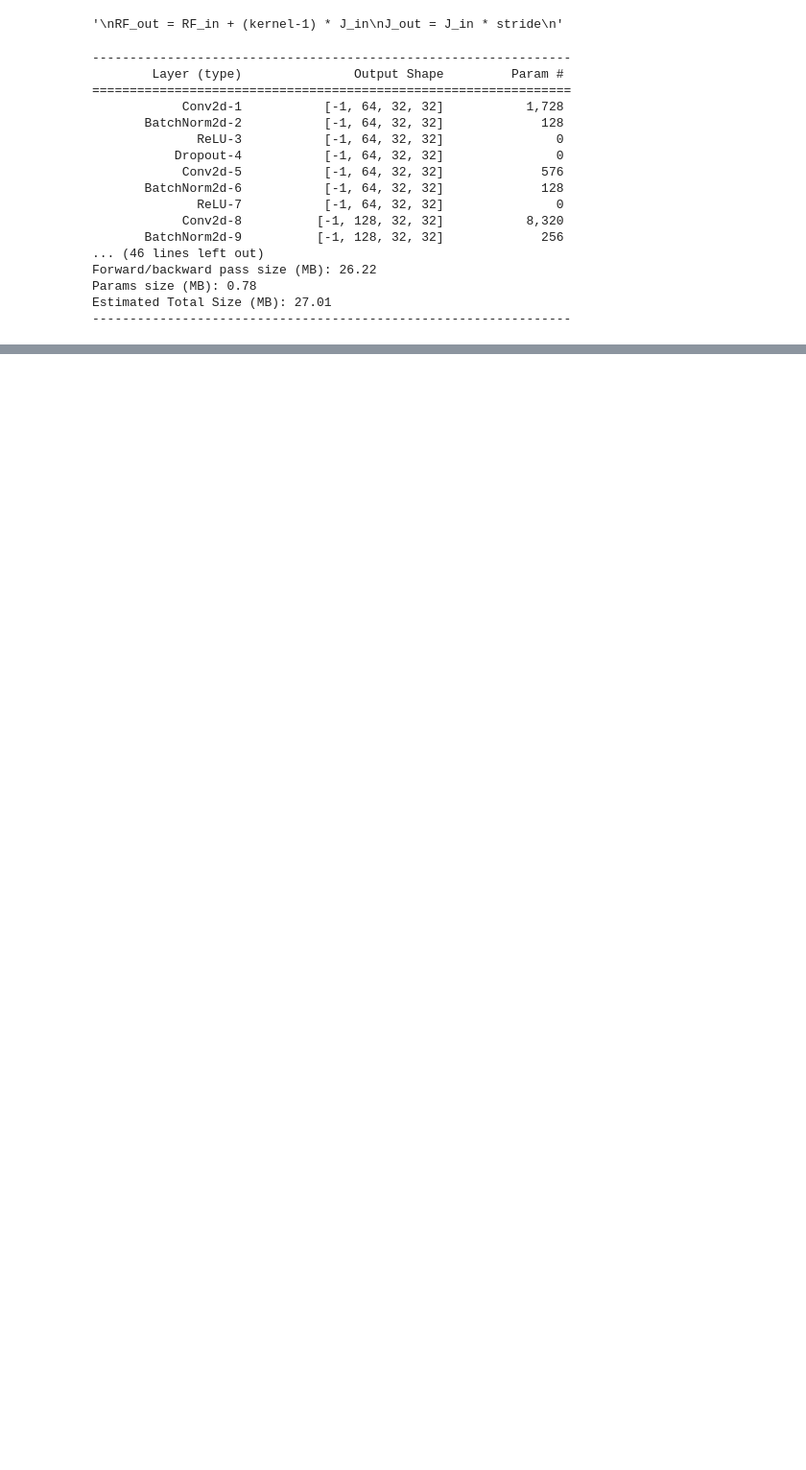
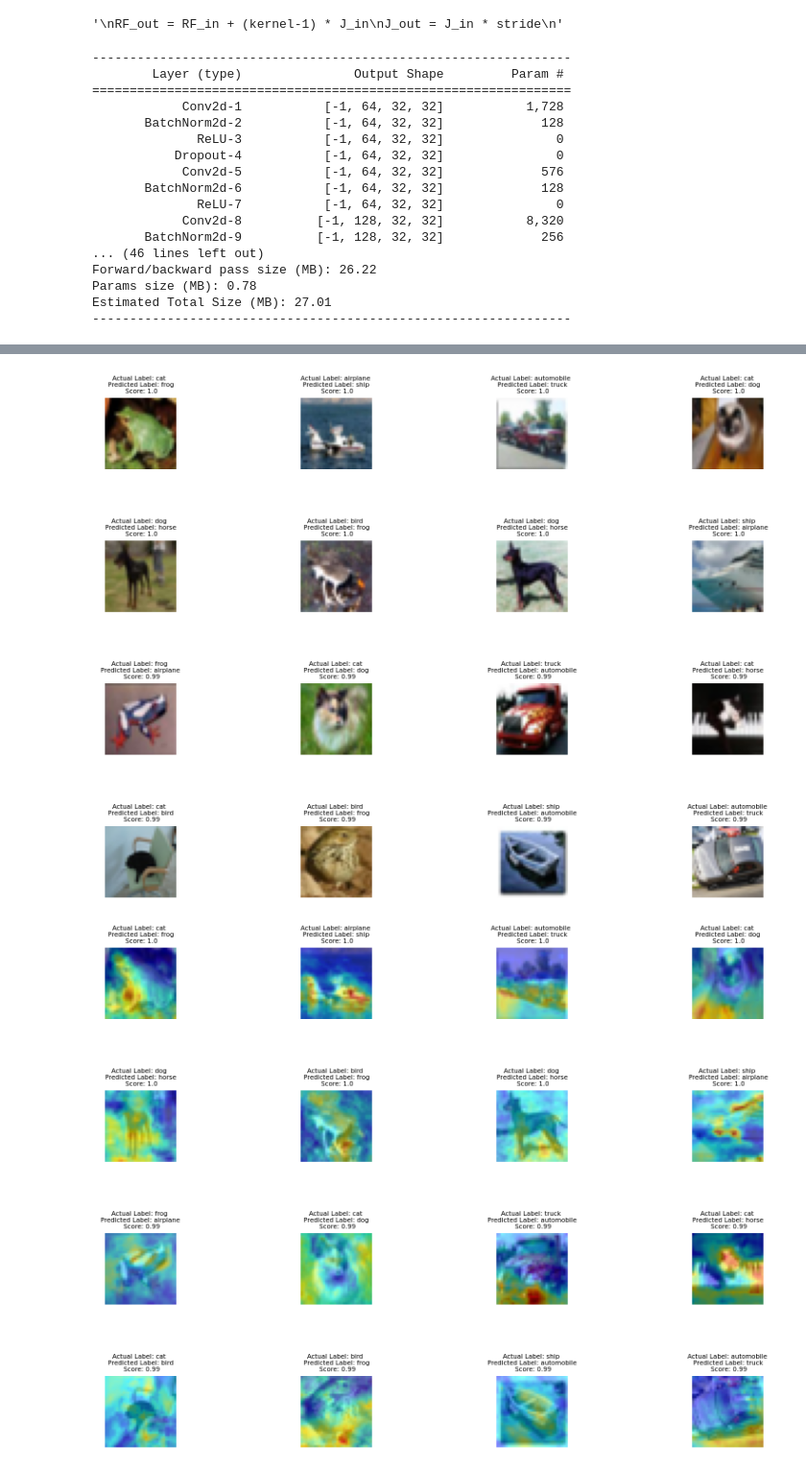
Before and after one commit to dawnik17/vision, a Jupyter notebook: examples/cifar10/dws_87_accuracy_200k_params.ipynb, the cells around one changed output, grey strips where cells are left out. Shown at 96% size. Saved outputs shown, nothing was run; the diff lists cells and outputs as text; code cells hidden in the pictures; blank space fills up the shorter version.

```diff
--- a/examples/cifar10/dws_87_accuracy_200k_params.ipynb
+++ b/examples/cifar10/dws_87_accuracy_200k_params.ipynb
@@ -356,0 +321,10 @@ p.plot(n=32, reverse=False)
+# %%
+plot = PlotOutput(model, target_layers=target_layers, device=device)
+# %%
+plot.run_prediction(test_loader, ptype="incorrect")
+
+plot.plot(n=16, class_list=classes, grad_cam=False)
+plot.plot(n=16, class_list=classes, grad_cam=True)
+# %% [output]
+[figure, added]
+[figure, added]
```
Also changed, not shown: parts of 12 cells of this notebook, 1 other file.
